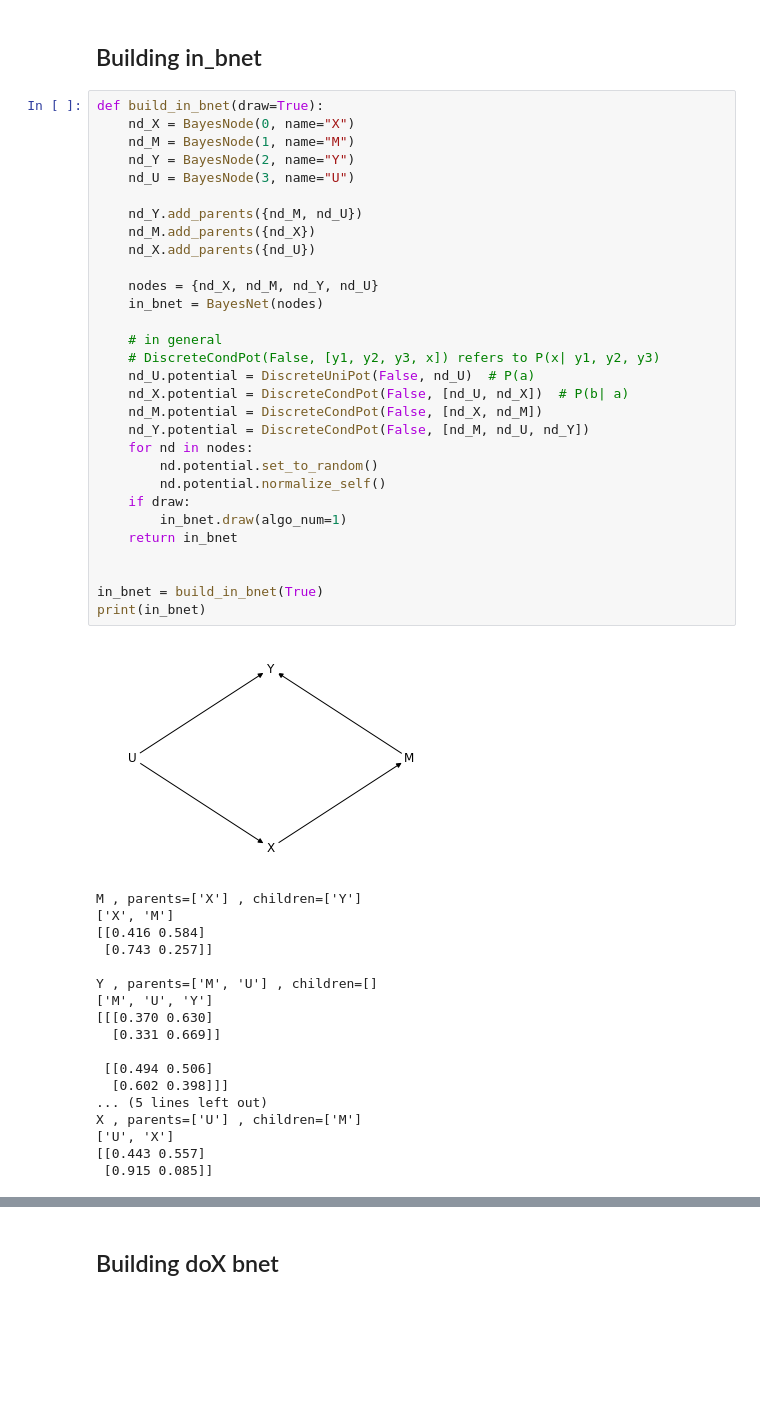
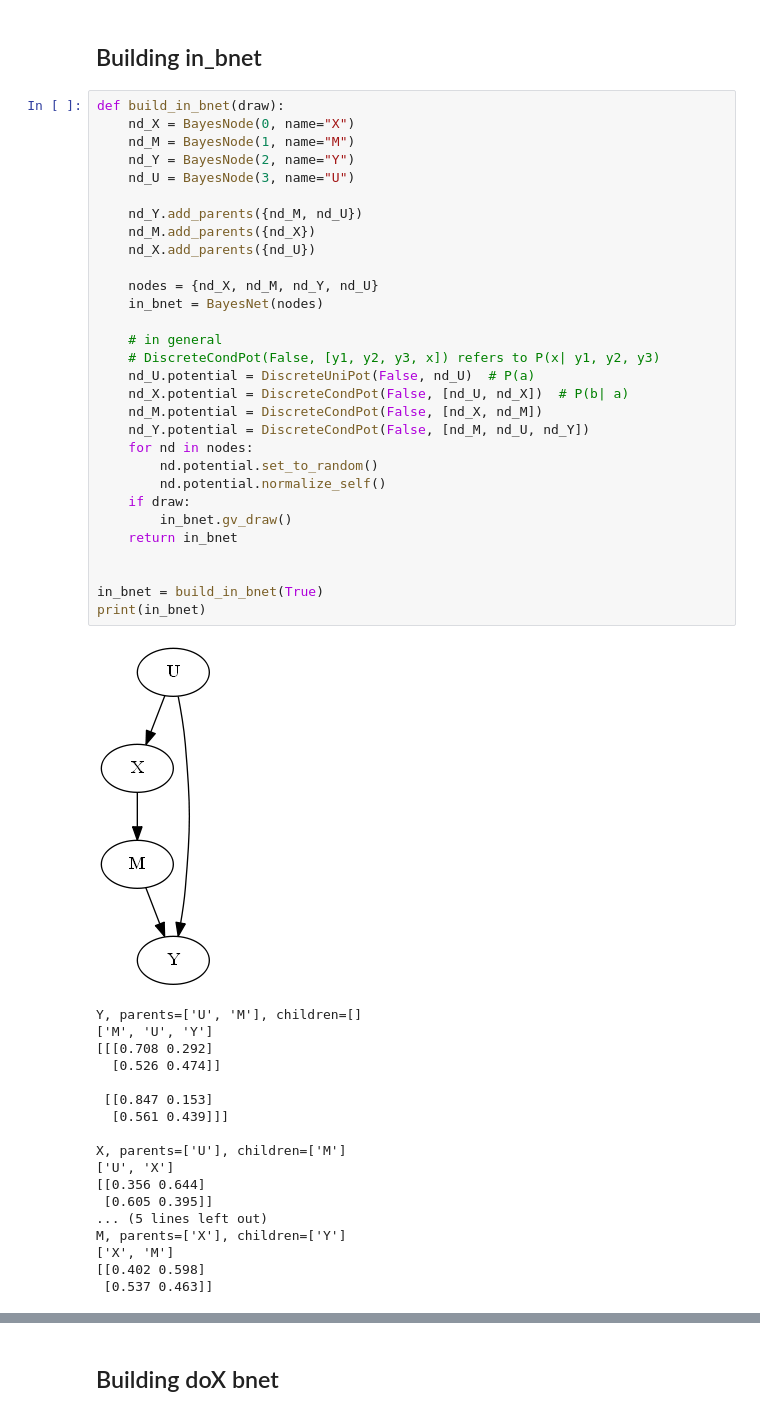
Before and after one commit to rrtucci/JudeasRx, a Jupyter notebook: jupyter_notebooks/identifiability_frontdoor.ipynb, the cells around one changed output, grey strips where cells are left out. Cells and saved outputs as stored; diff of their text form; blank space fills up the shorter version.

```diff
--- a/jupyter_notebooks/identifiability_frontdoor.ipynb
+++ b/jupyter_notebooks/identifiability_frontdoor.ipynb
@@ -30,51 +33,51 @@ random.seed(871)
 # %% [markdown]
 ## Building in_bnet
 # %%
-def build_in_bnet(draw=True):
+def build_in_bnet(draw):
     nd_X = BayesNode(0, name="X")
     nd_M = BayesNode(1, name="M")
     nd_Y = BayesNode(2, name="Y")
     nd_U = BayesNode(3, name="U")
 
     nd_Y.add_parents({nd_M, nd_U})
     nd_M.add_parents({nd_X})
     nd_X.add_parents({nd_U})
 
     nodes = {nd_X, nd_M, nd_Y, nd_U}
     in_bnet = BayesNet(nodes)
 
     # in general
     # DiscreteCondPot(False, [y1, y2, y3, x]) refers to P(x| y1, y2, y3)
     nd_U.potential = DiscreteUniPot(False, nd_U)  # P(a)
     nd_X.potential = DiscreteCondPot(False, [nd_U, nd_X])  # P(b| a)
     nd_M.potential = DiscreteCondPot(False, [nd_X, nd_M])
     nd_Y.potential = DiscreteCondPot(False, [nd_M, nd_U, nd_Y])
     for nd in nodes:
         nd.potential.set_to_random()
         nd.potential.normalize_self()
     if draw:
-        in_bnet.draw(algo_num=1)
+        in_bnet.gv_draw()
     return in_bnet
 
 
 in_bnet = build_in_bnet(True)
 print(in_bnet)
 # %% [output]
-[figure, old version]
+[figure, new version]
-M , parents=['X'] , children=['Y']
+Y, parents=['U', 'M'], children=[]
+['M', 'U', 'Y']
+[[[0.708 0.292]
+  [0.526 0.474]]
+
+ [[0.847 0.153]
+  [0.561 0.439]]]
+
+X, parents=['U'], children=['M']
+['U', 'X']
+[[0.356 0.644]
+ [0.605 0.395]]
+... (5 lines left out)
+M, parents=['X'], children=['Y']
 ['X', 'M']
-[[0.416 0.584]
- [0.743 0.257]]
-
-Y , parents=['M', 'U'] , children=[]
-['M', 'U', 'Y']
-[[[0.370 0.630]
-  [0.331 0.669]]
-
- [[0.494 0.506]
-  [0.602 0.398]]]
-... (5 lines left out)
-X , parents=['U'] , children=['M']
-['U', 'X']
-[[0.443 0.557]
- [0.915 0.085]]
+[[0.402 0.598]
+ [0.537 0.463]]
```
Also changed, not shown: parts of 8 cells of this notebook, 1 other file.
